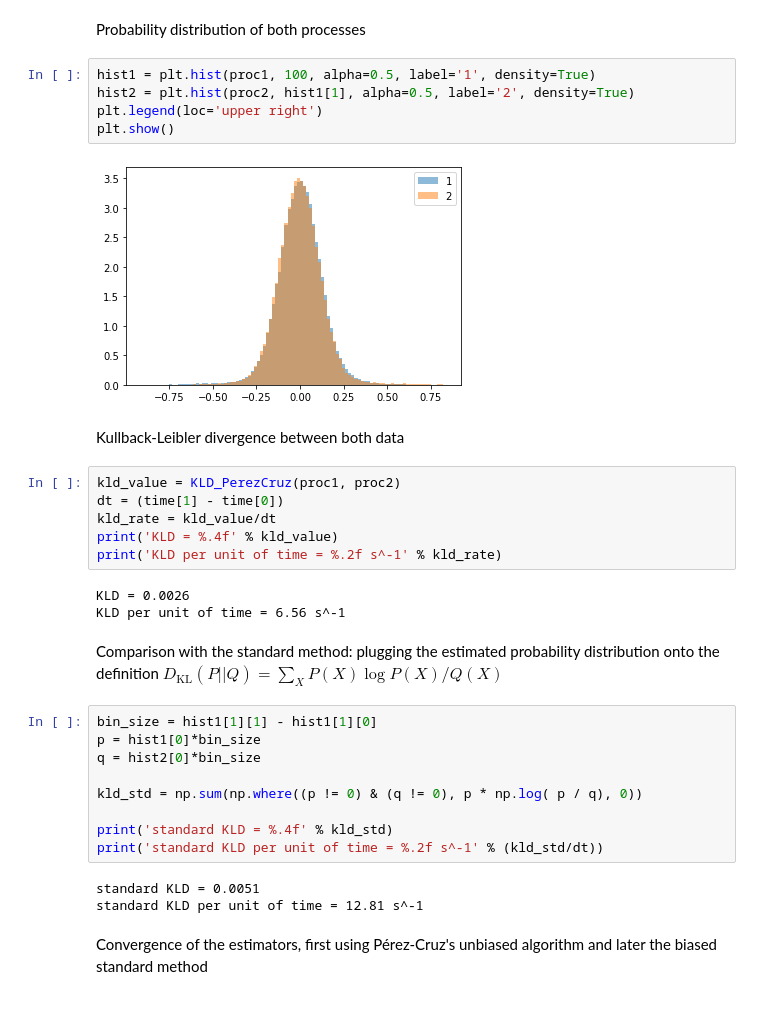
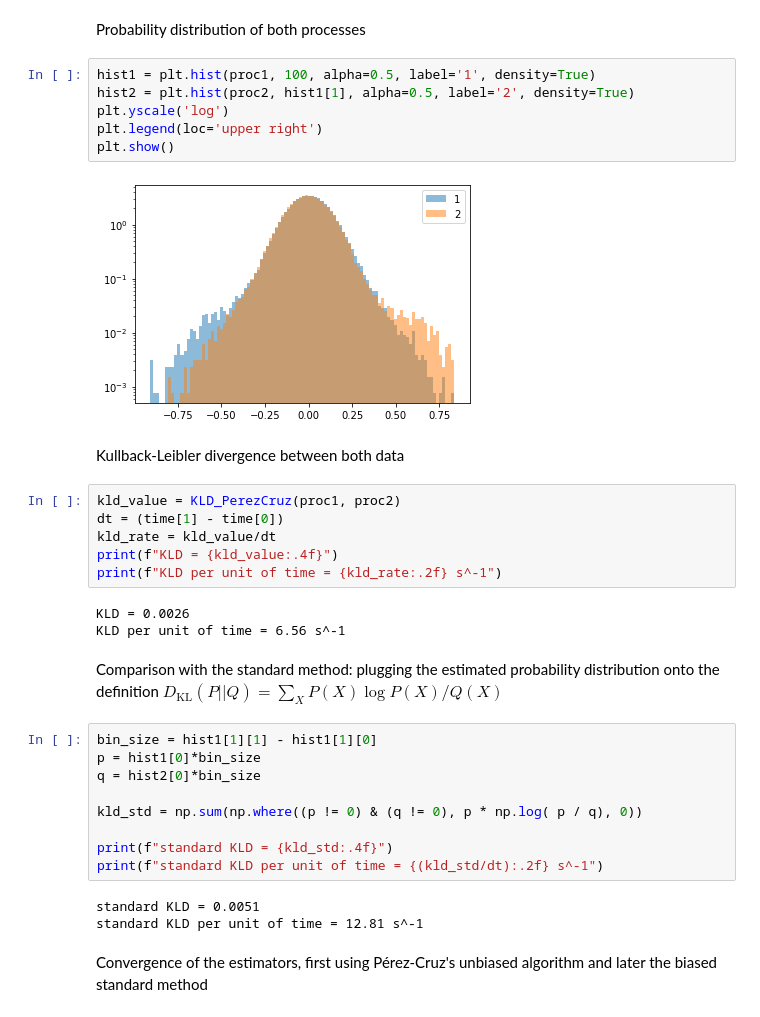
Before and after one commit to pedroharunari/KLD_estimation, a Jupyter notebook: applications/KLD_from_data.ipynb, the cells around one changed output. Saved outputs shown, nothing was run; the diff lists cells and outputs as text.

```diff
--- a/applications/KLD_from_data.ipynb
+++ b/applications/KLD_from_data.ipynb
@@ -88,18 +88,19 @@ Probability distribution of both processes
 # %%
 hist1 = plt.hist(proc1, 100, alpha=0.5, label='1', density=True)
 hist2 = plt.hist(proc2, hist1[1], alpha=0.5, label='2', density=True)
+plt.yscale('log')
 plt.legend(loc='upper right')
 plt.show()
 # %% [output]
-[figure, old version]
+[figure, new version]
 # %% [markdown]
 Kullback-Leibler divergence between both data
 # %%
 kld_value = KLD_PerezCruz(proc1, proc2)
 dt = (time[1] - time[0])
 kld_rate = kld_value/dt
-print('KLD = %.4f' % kld_value)
-print('KLD per unit of time = %.2f s^-1' % kld_rate)
+print(f"KLD = {kld_value:.4f}")
+print(f"KLD per unit of time = {kld_rate:.2f} s^-1")
 # %% [output]
 KLD = 0.0026
 KLD per unit of time = 6.56 s^-1
@@ -113,8 +114,8 @@ q = hist2[0]*bin_size
 
 kld_std = np.sum(np.where((p != 0) & (q != 0), p * np.log( p / q), 0))
 
-print('standard KLD = %.4f' % kld_std)
-print('standard KLD per unit of time = %.2f s^-1' % (kld_std/dt))
+print(f"standard KLD = {kld_std:.4f}")
+print(f"standard KLD per unit of time = {(kld_std/dt):.2f} s^-1")
 # %% [output]
 standard KLD = 0.0051
 standard KLD per unit of time = 12.81 s^-1
```
Also changed, not shown: parts of 2 cells of this notebook.
